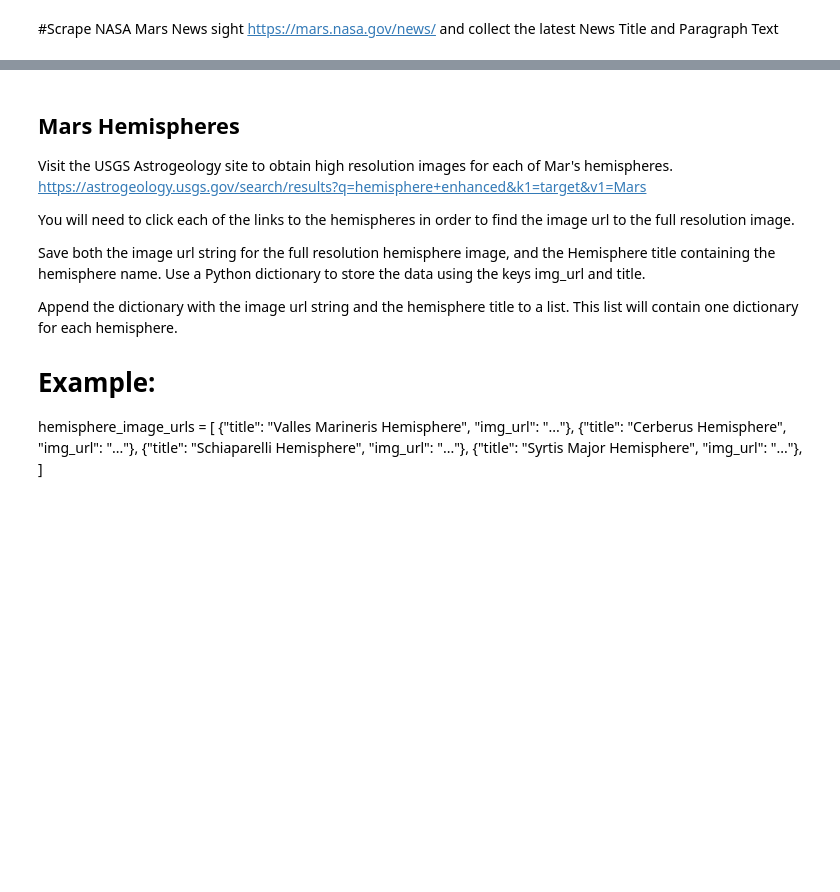
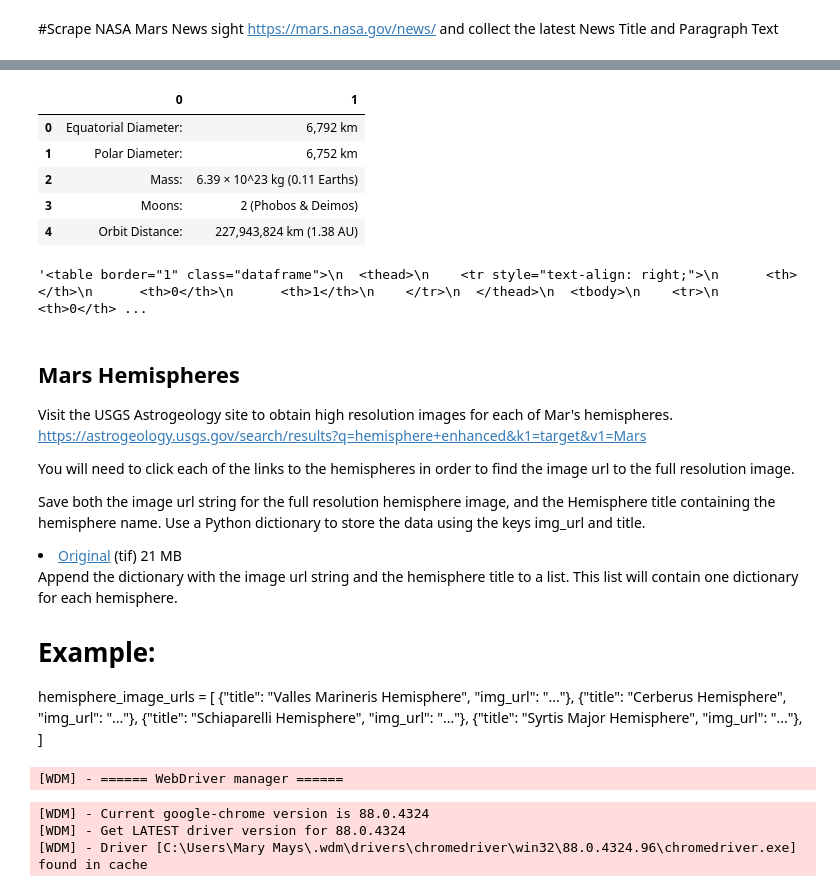
Before and after one commit to mkpennemays/Web_Scraping_Mars_Mission, a Jupyter notebook: Mission_To_Mars.ipynb, the cells around one changed output, grey strips where cells are left out. Saved outputs shown, nothing was run; the diff lists cells and outputs as text; code cells hidden in the pictures; blank space fills up the shorter version.

Commit message:
updating the repository with latest work

```diff
--- a/Mission_To_Mars.ipynb
+++ b/Mission_To_Mars.ipynb
@@ -21,0 +122,4 @@ Use Pandas to convert the data to a HTML table string.
+# %%
+url_3 = 'https://space-facts.com/mars/'
+tables = pd.read_html(url_3)
+tables
@@ -22,3 +144,18 @@ Use Pandas to convert the data to a HTML table string.
+# %%
+mars_facts_df = tables[0]
+mars_facts_df.head()
+# %% [output]
+|  | 0 | 1 |
+| 0 | Equatorial Diameter: | 6,792 km |
+| 1 | Polar Diameter: | 6,752 km |
+| 2 | Mass: | 6.39 × 10^23 kg (0.11 Earths) |
+| 3 | Moons: | 2 (Phobos & Deimos) |
+| 4 | Orbit Distance: | 227,943,824 km (1.38 AU) |
+# %%
+mars_facts_html_table = mars_facts_df.to_html()
+mars_facts_html_table
+# %% [output]
+'<table border="1" class="dataframe">\n  <thead>\n    <tr style="text-align: right;">\n      <th></th>\n      <th>0</th>\n      <th>1</th>\n    </tr>\n  </thead>\n  <tbody>\n    <tr>\n      <th>0</th> ...
 # %% [markdown]
 ## Mars Hemispheres
 
@@ -31,6 +168,7 @@ You will need to click each of the links to the hemispheres in order to find the
 
 Save both the image url string for the full resolution hemisphere image, and the Hemisphere title containing the hemisphere name. Use a Python dictionary to store the data using the keys img_url and title.
 
+<li><a target="_blank" href="https://astropedia.astrogeology.usgs.gov/download/Mars/Viking/cerberus_enhanced.tif">Original</a> (tif<span class="tooltip word-tif" title=""></span>) 21 MB</li>
 
 Append the dictionary with the image url string and the hemisphere title to a list. This list will contain one dictionary for each hemisphere.
 
@@ -41,3 +179,12 @@ hemisphere_image_urls = [
     {"title": "Schiaparelli Hemisphere", "img_url": "..."},
     {"title": "Syrtis Major Hemisphere", "img_url": "..."},
 ]
+# %%
+# Setup splinter
+executable_path = {'executable_path': ChromeDriverManager().install()}
+browser = Browser('chrome', **executable_path, headless=False)
+# %% [output]
+[WDM] - ====== WebDriver manager ======
+[WDM] - Current google-chrome version is 88.0.4324
+[WDM] - Get LATEST driver version for 88.0.4324
+[WDM] - Driver [C:\Users\Mary Mays\.wdm\drivers\chromedriver\win32\88.0.4324.96\chromedriver.exe] found in cache
```
Also changed, not shown: parts of 21 cells of this notebook, 5 other files.
